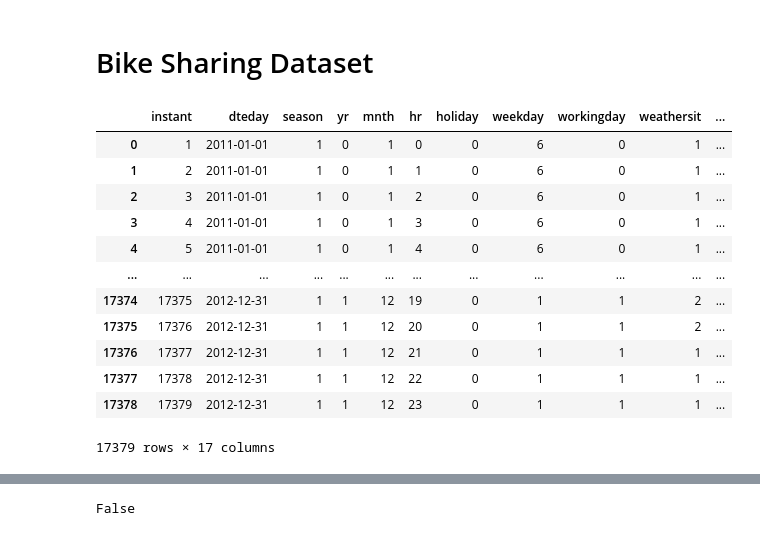
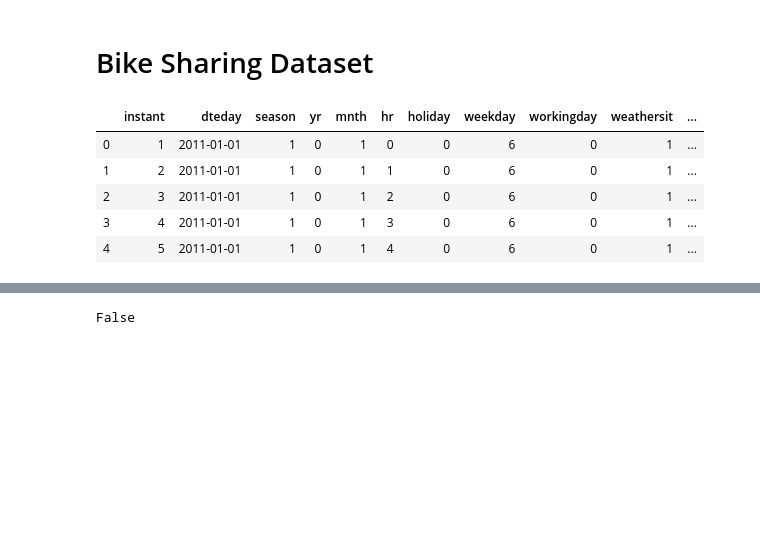
Before and after one commit to Zygfrydiens/Bike, a Jupyter notebook: Untitled.ipynb, the cells around one changed output, grey strips where cells are left out. Cells and saved outputs as stored; diff of their text form; code cells hidden in the pictures; blank space fills up the shorter version.

```diff
--- a/Untitled.ipynb
+++ b/Untitled.ipynb
@@ -15,19 +15,12 @@ import pyod
 df = pd.read_csv("./data/hour.csv")
 df2 = pd.read_csv("./data/day.csv")
 # %%
-df
+df.head()
 # %% [output]
 |  | instant | dteday | season | yr | mnth | hr | holiday | weekday | workingday | weathersit | ... |
 | 0 | 1 | 2011-01-01 | 1 | 0 | 1 | 0 | 0 | 6 | 0 | 1 | ... |
 | 1 | 2 | 2011-01-01 | 1 | 0 | 1 | 1 | 0 | 6 | 0 | 1 | ... |
 | 2 | 3 | 2011-01-01 | 1 | 0 | 1 | 2 | 0 | 6 | 0 | 1 | ... |
 | 3 | 4 | 2011-01-01 | 1 | 0 | 1 | 3 | 0 | 6 | 0 | 1 | ... |
 | 4 | 5 | 2011-01-01 | 1 | 0 | 1 | 4 | 0 | 6 | 0 | 1 | ... |
-| ... | ... | ... | ... | ... | ... | ... | ... | ... | ... | ... | ... |
-| 17374 | 17375 | 2012-12-31 | 1 | 1 | 12 | 19 | 0 | 1 | 1 | 2 | ... |
-| 17375 | 17376 | 2012-12-31 | 1 | 1 | 12 | 20 | 0 | 1 | 1 | 2 | ... |
-| 17376 | 17377 | 2012-12-31 | 1 | 1 | 12 | 21 | 0 | 1 | 1 | 1 | ... |
-| 17377 | 17378 | 2012-12-31 | 1 | 1 | 12 | 22 | 0 | 1 | 1 | 1 | ... |
-| 17378 | 17379 | 2012-12-31 | 1 | 1 | 12 | 23 | 0 | 1 | 1 | 1 | ... |
-17379 rows × 17 columns
 # %%
```
Also changed, not shown: parts of 2 cells of this notebook.
